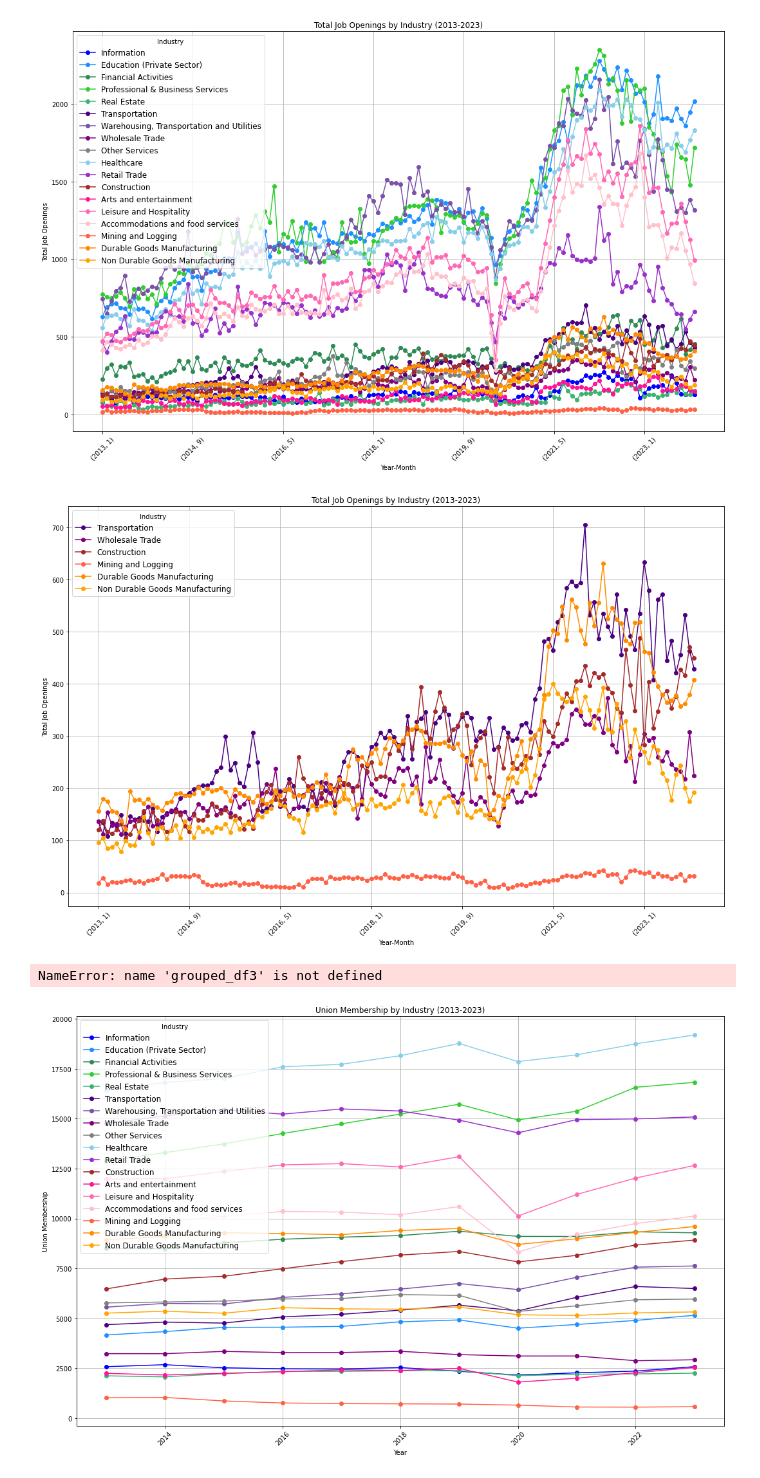
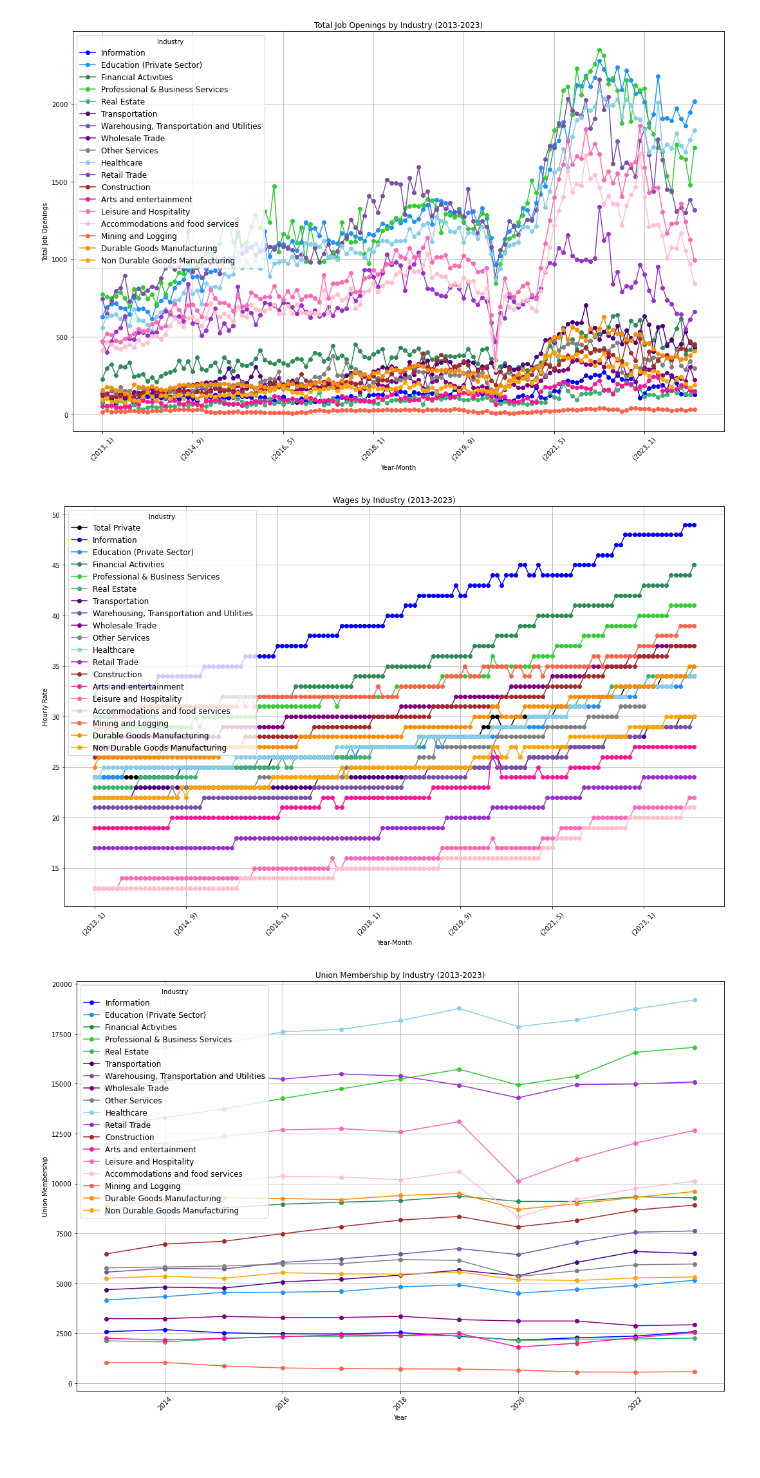
Before and after one commit to Philip-Lacava/ECON-550, a Jupyter notebook: ECON 550 Project.ipynb, the cells around one changed output. Saved outputs shown, nothing was run; the diff lists cells and outputs as text; code cells hidden in the pictures.

```diff
--- a/ECON 550 Project.ipynb
+++ b/ECON 550 Project.ipynb
@@ -390,11 +287,7 @@ color_mapping = {
     'Wholesale Trade': '#800080',  # Purple
 }
 # %%
-# Create a 'date' column by combining 'year' and 'month'
-df['date'] = pd.to_datetime(df[['year', 'month']].assign(DAY=1))
-
-
-# Ensure 'df' is the original DataFrame with 'industry' as one of its columns
+# Creating seperated dataframes for the purposes of plotting
 # 'filtered_df' will exclude rows where 'industry' is 'Total Private'
 filtered_df = df[df['industry'] != 'Total Private']
 
@@ -467,50 +360,25 @@ plt.tight_layout()
 plt.show()
 # %% [output]
 [figure]
-# %%
-# Recalculate grouped_df1 to ensure it's based on job openings data
-grouped_df4 = filtered_df2.groupby(['industry', 'year', 'month'])['jo'].mean().reset_index()
-
-# Recreate the pivot table
-pivot_df4 = grouped_df4.pivot_table(index=['year', 'month'], columns='industry', values='jo')
-
-# Ensure the columns are ordered consistently with the color mapping
-ordered_columns4 = sorted(pivot_df4.columns, key=lambda x: color_mapping.get(x, '#000000'))
-pivot_df4 = pivot_df4[ordered_columns4]
-
-# Plotting with color mapping
-pivot_df4.plot(figsize=(15, 10), marker='o', color= color_mapping)
-plt.title('Total Job Openings by Industry (2013-2023)')
-plt.xlabel('Year-Month')
-plt.ylabel('Total Job Openings')
-plt.legend(title='Industry', bbox_to_anchor=(0, 1), loc='upper left', prop={'size': 12})
-plt.grid(True)
-plt.xticks(rotation=45)
-plt.tight_layout()
-plt.show()
-# %% [output]
-[figure, removed]
 # %%
-# Recalculate grouped_df1 to ensure it's based on job openings data
+# Plotting wages across industries over time
 grouped_df2 = df.groupby(['industry', 'year', 'month'])['w'].mean().reset_index()
 
 # Recreate the pivot table
-pivot_df2 = grouped_df3.pivot_table(index=['year', 'month'], columns='industry', values='w')
+pivot_df2 = grouped_df2.pivot_table(index=['year', 'month'], columns='industry', values='w')
 
-# Ensure the columns are ordered consistently with the color mapping
 ordered_columns2 = sorted(pivot_df2.columns, key=lambda x: color_mapping.get(x, '#000000'))
 pivot_df2 = pivot_df2[ordered_columns2]
 
-# Plotting with color mappings
 pivot_df2.plot(figsize=(15, 10), marker='o', color= color_mapping)
 plt.title('Wages by Industry (2013-2023)')
 plt.xlabel('Year-Month')
 plt.ylabel('Hourly Rate')
 plt.legend(title='Industry', bbox_to_anchor=(0, 1), loc='upper left', prop={'size': 12})
 plt.grid(True)
 plt.xticks(rotation=45)
 plt.tight_layout()
 plt.show()
 # %% [output]
-NameError: name 'grouped_df3' is not defined
+[figure, added]
 # %%
```
Also changed, not shown: parts of 22 cells of this notebook, 1 other file.
